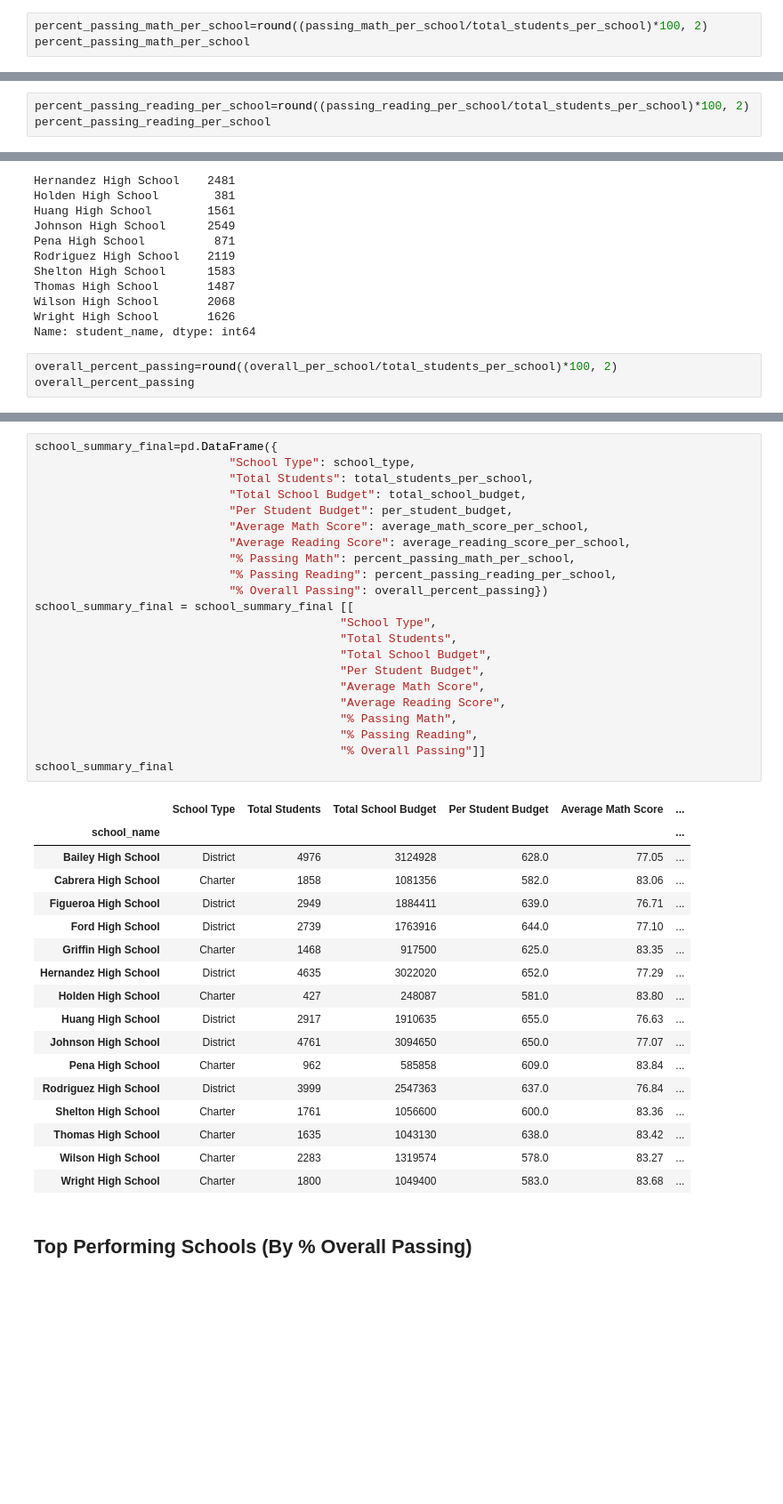
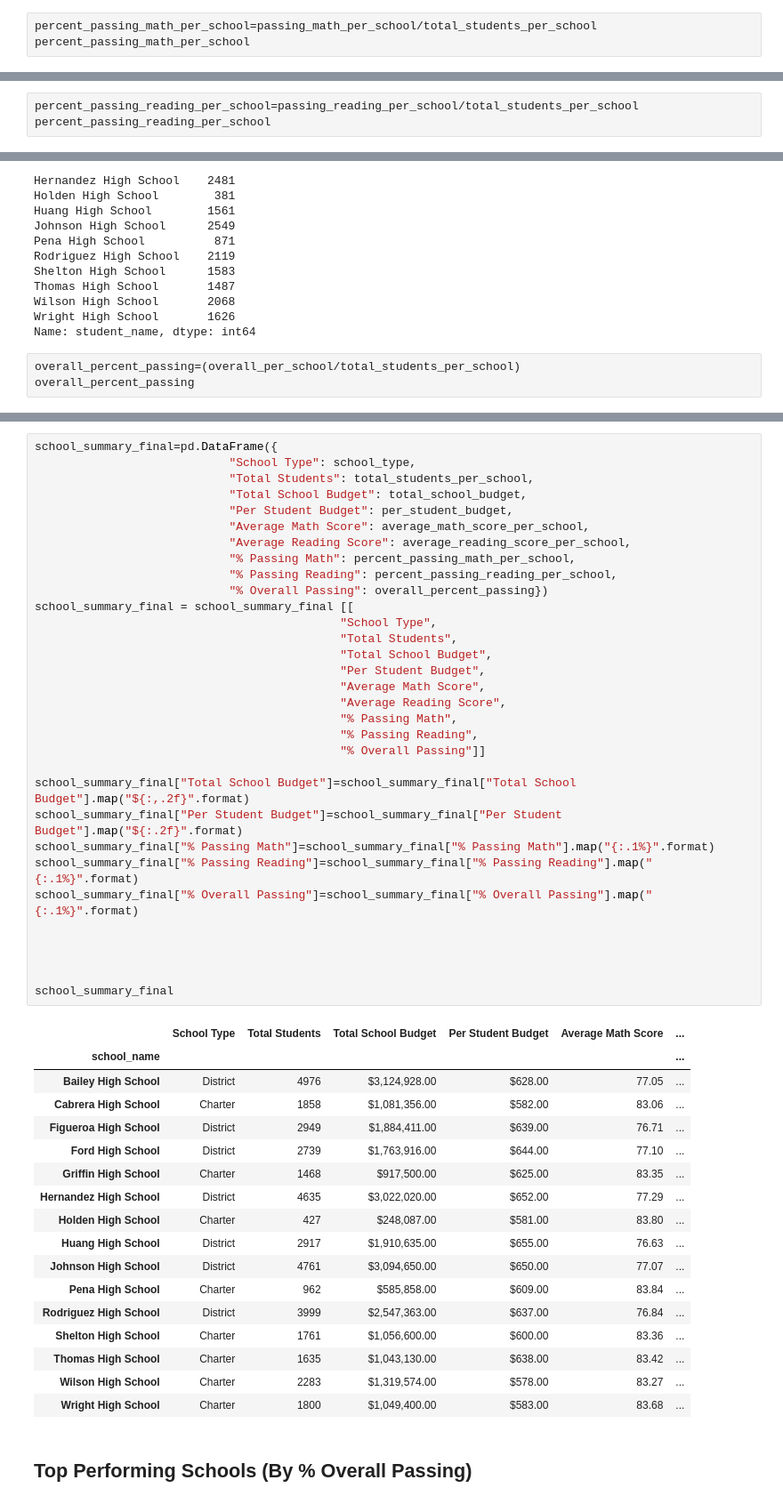
Before and after one commit to drjulie2105/pandas-challenge, a Jupyter notebook: PyCitySchools/PyCitySchools_starter.ipynb, the cells around one changed output, grey strips where cells are left out. Shown: that part at 89% size. Cells and saved outputs as stored; diff of their text form; blank space fills up the shorter version.

Commit message:
Updated through formatting columns

```diff
--- a/PyCitySchools/PyCitySchools_starter.ipynb
+++ b/PyCitySchools/PyCitySchools_starter.ipynb
@@ -273,7 +276,7 @@ Wilson High School       2143
 Wright High School       1680
 Name: student_name, dtype: int64
 # %%
-percent_passing_math_per_school=round((passing_math_per_school/total_students_per_school)*100, 2)
+percent_passing_math_per_school=passing_math_per_school/total_students_per_school
 percent_passing_math_per_school
 # %% [output]
 school_name
@@ -315,7 +318,7 @@ Wilson High School       2204
 Wright High School       1739
 Name: student_name, dtype: int64
 # %%
-percent_passing_reading_per_school=round((passing_reading_per_school/total_students_per_school)*100, 2)
+percent_passing_reading_per_school=passing_reading_per_school/total_students_per_school
 percent_passing_reading_per_school
 # %% [output]
 school_name
@@ -357,7 +360,7 @@ Wilson High School       2068
 Wright High School       1626
 Name: student_name, dtype: int64
 # %%
-overall_percent_passing=round((overall_per_school/total_students_per_school)*100, 2)
+overall_percent_passing=(overall_per_school/total_students_per_school)
 overall_percent_passing
 # %% [output]
 school_name
@@ -380,43 +383,53 @@ Name: student_name, dtype: float64
 # %%
 school_summary_final=pd.DataFrame({
                             "School Type": school_type,
                             "Total Students": total_students_per_school,
                             "Total School Budget": total_school_budget,
                             "Per Student Budget": per_student_budget,
                             "Average Math Score": average_math_score_per_school,
                             "Average Reading Score": average_reading_score_per_school,
                             "% Passing Math": percent_passing_math_per_school,
                             "% Passing Reading": percent_passing_reading_per_school,
                             "% Overall Passing": overall_percent_passing})
 school_summary_final = school_summary_final [[
                                             "School Type",
                                             "Total Students",
                                             "Total School Budget",
                                             "Per Student Budget",
                                             "Average Math Score",
                                             "Average Reading Score",
                                             "% Passing Math",
                                             "% Passing Reading",
                                             "% Overall Passing"]]
+
+school_summary_final["Total School Budget"]=school_summary_final["Total School Budget"].map("${:,.2f}".format)
+school_summary_final["Per Student Budget"]=school_summary_final["Per Student Budget"].map("${:.2f}".format)
+school_summary_final["% Passing Math"]=school_summary_final["% Passing Math"].map("{:.1%}".format)
+school_summary_final["% Passing Reading"]=school_summary_final["% Passing Reading"].map("{:.1%}".format)
+school_summary_final["% Overall Passing"]=school_summary_final["% Overall Passing"].map("{:.1%}".format)
+
+
+
+
 school_summary_final
 # %% [output]
 |  | School Type | Total Students | Total School Budget | Per Student Budget | Average Math Score | ... |
 | school_name |  |  |  |  |  | ... |
-| Bailey High School | District | 4976 | 3124928 | 628.0 | 77.05 | ... |
-| Cabrera High School | Charter | 1858 | 1081356 | 582.0 | 83.06 | ... |
-| Figueroa High School | District | 2949 | 1884411 | 639.0 | 76.71 | ... |
-| Ford High School | District | 2739 | 1763916 | 644.0 | 77.10 | ... |
-| Griffin High School | Charter | 1468 | 917500 | 625.0 | 83.35 | ... |
-| Hernandez High School | District | 4635 | 3022020 | 652.0 | 77.29 | ... |
-| Holden High School | Charter | 427 | 248087 | 581.0 | 83.80 | ... |
-| Huang High School | District | 2917 | 1910635 | 655.0 | 76.63 | ... |
-| Johnson High School | District | 4761 | 3094650 | 650.0 | 77.07 | ... |
-| Pena High School | Charter | 962 | 585858 | 609.0 | 83.84 | ... |
-| Rodriguez High School | District | 3999 | 2547363 | 637.0 | 76.84 | ... |
-| Shelton High School | Charter | 1761 | 1056600 | 600.0 | 83.36 | ... |
-| Thomas High School | Charter | 1635 | 1043130 | 638.0 | 83.42 | ... |
-| Wilson High School | Charter | 2283 | 1319574 | 578.0 | 83.27 | ... |
-| Wright High School | Charter | 1800 | 1049400 | 583.0 | 83.68 | ... |
+| Bailey High School | District | 4976 | $3,124,928.00 | $628.00 | 77.05 | ... |
+| Cabrera High School | Charter | 1858 | $1,081,356.00 | $582.00 | 83.06 | ... |
+| Figueroa High School | District | 2949 | $1,884,411.00 | $639.00 | 76.71 | ... |
+| Ford High School | District | 2739 | $1,763,916.00 | $644.00 | 77.10 | ... |
+| Griffin High School | Charter | 1468 | $917,500.00 | $625.00 | 83.35 | ... |
+| Hernandez High School | District | 4635 | $3,022,020.00 | $652.00 | 77.29 | ... |
+| Holden High School | Charter | 427 | $248,087.00 | $581.00 | 83.80 | ... |
+| Huang High School | District | 2917 | $1,910,635.00 | $655.00 | 76.63 | ... |
+| Johnson High School | District | 4761 | $3,094,650.00 | $650.00 | 77.07 | ... |
+| Pena High School | Charter | 962 | $585,858.00 | $609.00 | 83.84 | ... |
+| Rodriguez High School | District | 3999 | $2,547,363.00 | $637.00 | 76.84 | ... |
+| Shelton High School | Charter | 1761 | $1,056,600.00 | $600.00 | 83.36 | ... |
+| Thomas High School | Charter | 1635 | $1,043,130.00 | $638.00 | 83.42 | ... |
+| Wilson High School | Charter | 2283 | $1,319,574.00 | $578.00 | 83.27 | ... |
+| Wright High School | Charter | 1800 | $1,049,400.00 | $583.00 | 83.68 | ... |
 # %% [markdown]
 ## Top Performing Schools (By % Overall Passing)
 # %% [markdown]
```
Also changed, not shown: parts of 5 cells of this notebook.
